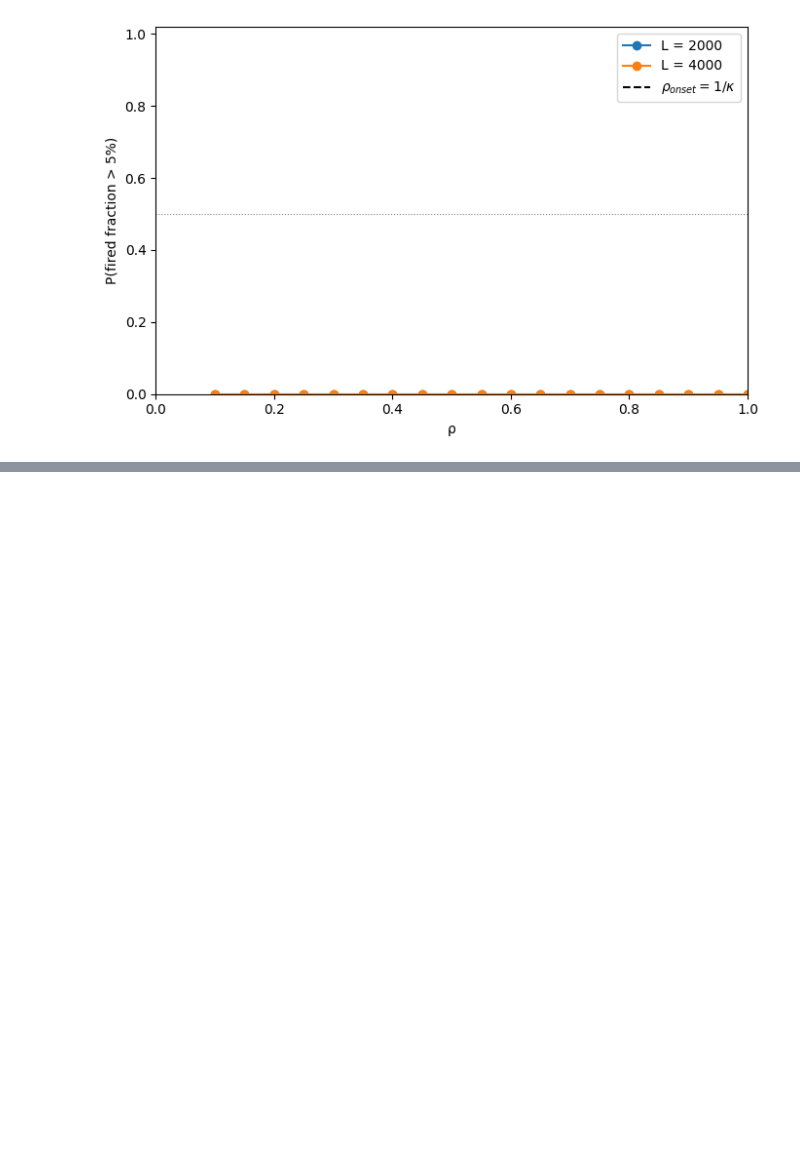
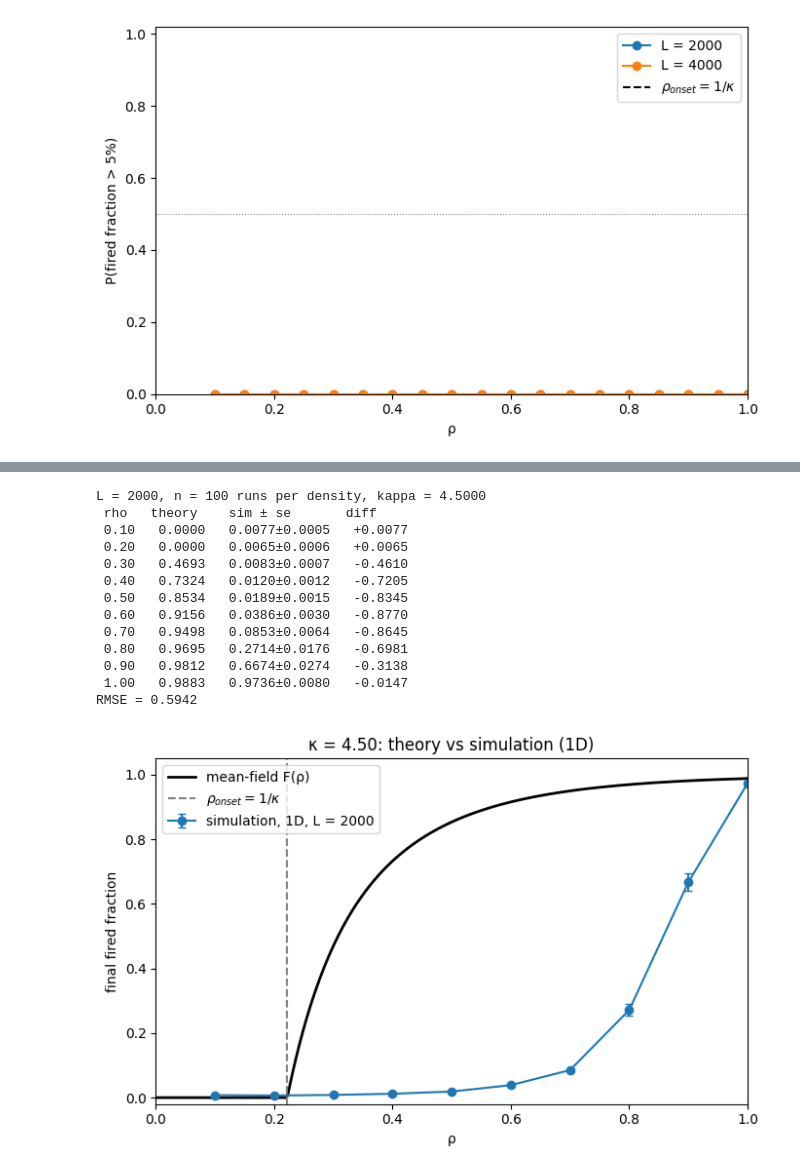
Before and after one commit to IgnacioMPineda/IPT-problem---Mousetrap-Dynamics, a Jupyter notebook: Notebook 4 - Calculating the critical density if the system and comparing it with the mathematical predictions in 1 dimension.ipynb, the cells around one changed output, grey strips where cells are left out. Saved outputs shown, nothing was run; the diff lists cells and outputs as text; code cells hidden in the pictures; blank space fills up the shorter version.

```diff
--- a/Notebook 4 - Calculating the critical density if the system and comparing it with the mathematical predictions in 1 dimension.ipynb
+++ b/Notebook 4 - Calculating the critical density if the system and comparing it with the mathematical predictions in 1 dimension.ipynb
@@ -537,0 +619,38 @@ L=4000  thresh=0.10:  P never reaches 50% in [0.10, 1.00]   (max P = 0.00)
+# %%
+import os
+os.makedirs('figures', exist_ok=True)
+
+DIM, L_SIM, N_RUNS = '1D', 2000, 100
+
+rho_grid = np.linspace(0, 1, 400)
+theory = [F_final_size(r, kappa) for r in rho_grid]
+
+# same call and seed as the supercritical section, so the values match the printed table
+rhos_f, th, mean, se = compare_curve(kappa, run, L=L_SIM, n=N_RUNS)
+np.savez(f'figures/data_{DIM}.npz', rhos=rhos_f, mean=mean, se=se, kappa=kappa)
+
+fig, ax = plt.subplots(figsize=(7, 4.5))
+ax.plot(rho_grid, theory, 'k-', lw=2, label='mean-field F(ρ)')
+ax.errorbar(rhos_f, mean, yerr=se, fmt='o-', capsize=3, label=f'simulation, {DIM}, L = {L_SIM}')
+ax.axvline(1 / kappa, c='gray', ls='--', label=r'$\rho_{onset}=1/\kappa$')
+ax.set_xlim(0, 1); ax.set_ylim(-0.02, 1.05)
+ax.set_xlabel('ρ'); ax.set_ylabel('final fired fraction')
+ax.set_title(f'κ = {kappa:.2f}: theory vs simulation ({DIM})')
+ax.legend(); plt.tight_layout()
+plt.savefig(f'figures/final_fraction_{DIM}.png', dpi=200, bbox_inches='tight')
+plt.show()
+# %% [output]
+L = 2000, n = 100 runs per density, kappa = 4.5000
+ rho   theory    sim ± se       diff
+ 0.10   0.0000   0.0077±0.0005   +0.0077
+ 0.20   0.0000   0.0065±0.0006   +0.0065
+ 0.30   0.4693   0.0083±0.0007   -0.4610
+ 0.40   0.7324   0.0120±0.0012   -0.7205
+ 0.50   0.8534   0.0189±0.0015   -0.8345
+ 0.60   0.9156   0.0386±0.0030   -0.8770
+ 0.70   0.9498   0.0853±0.0064   -0.8645
+ 0.80   0.9695   0.2714±0.0176   -0.6981
+ 0.90   0.9812   0.6674±0.0274   -0.3138
+ 1.00   0.9883   0.9736±0.0080   -0.0147
+RMSE = 0.5942
+[figure, added]
```
Also changed, not shown: parts of 8 cells of this notebook.
